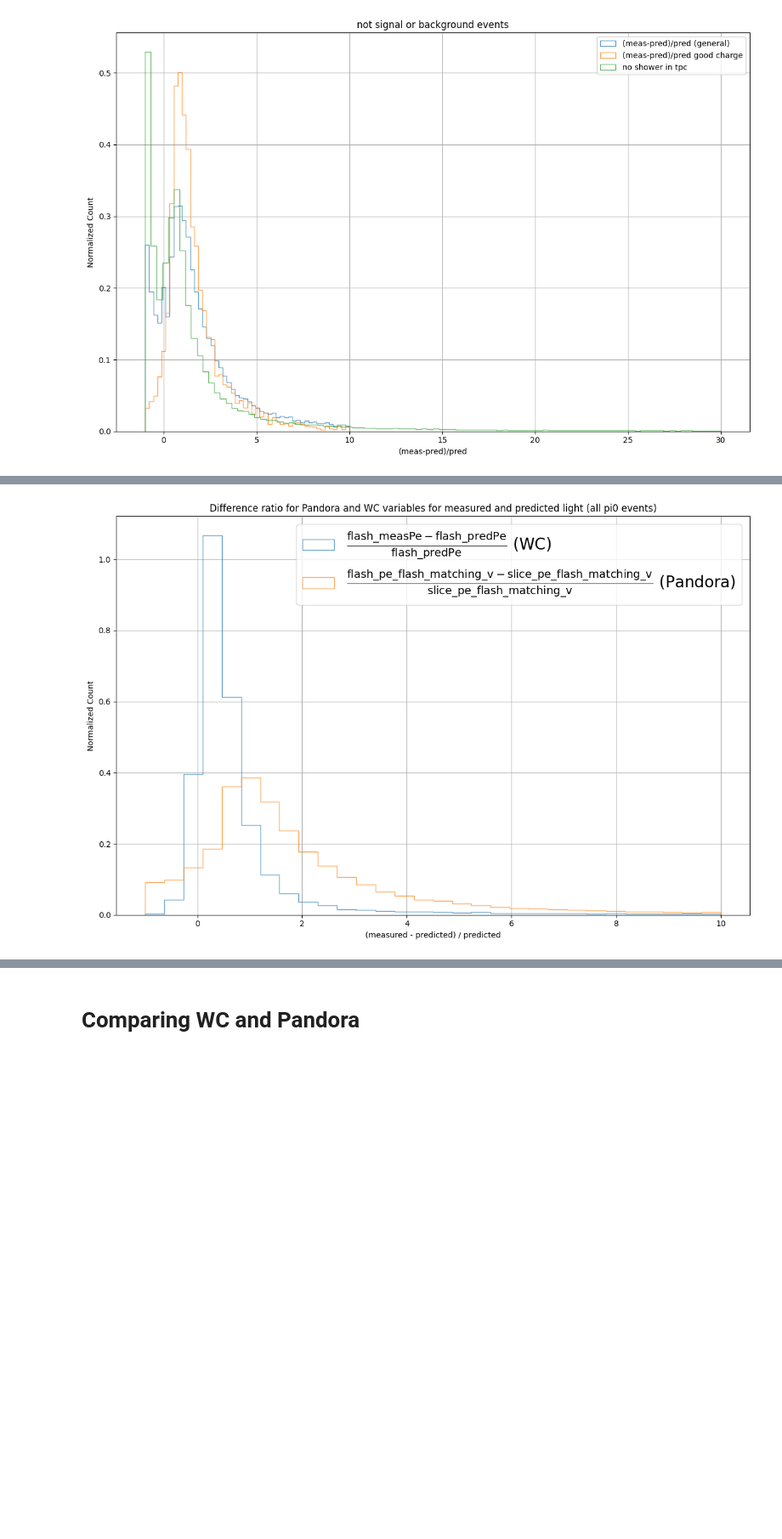
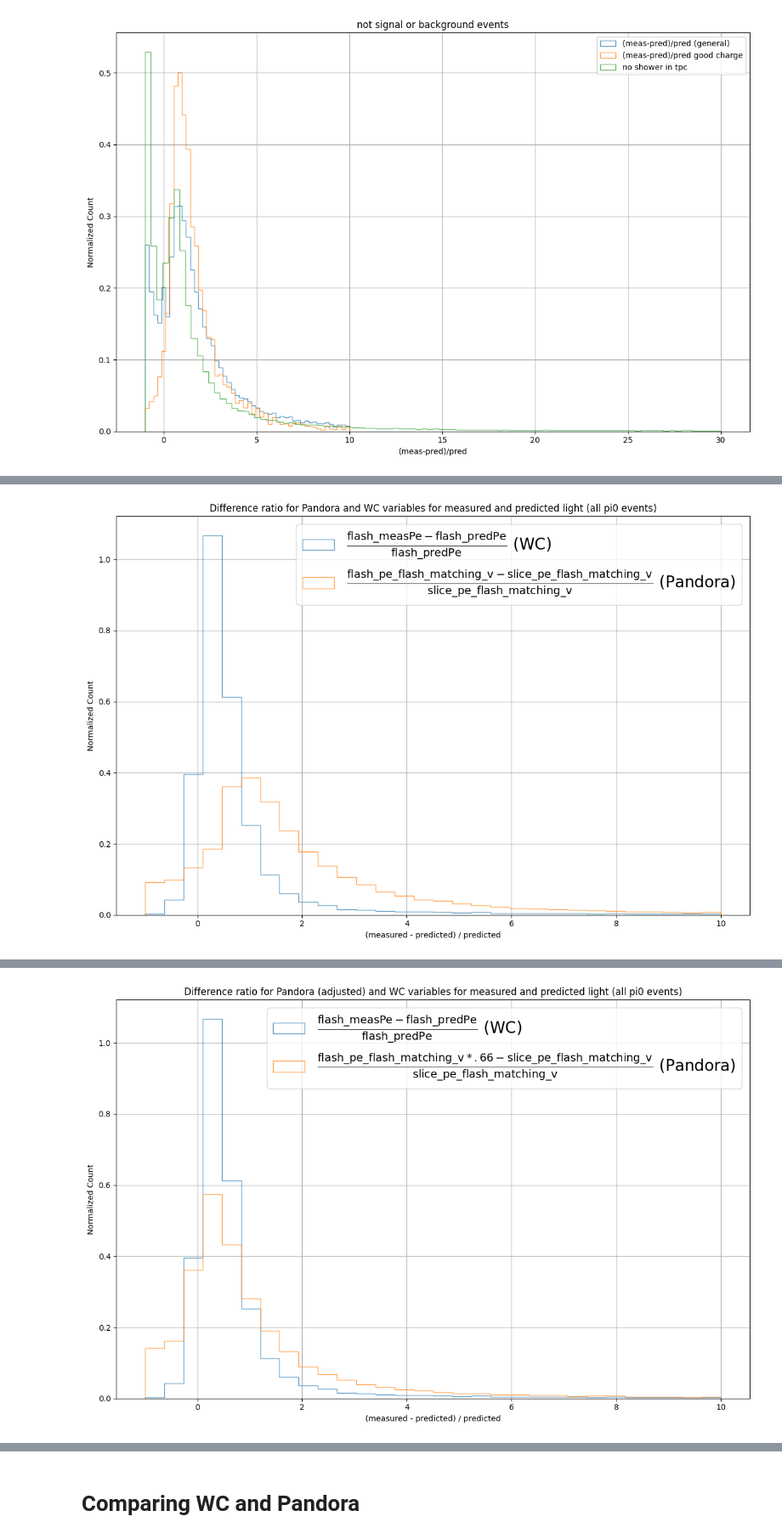
Before and after one commit to kpulido444/REU_uboone_photon_rejection, a Jupyter notebook: pmt_exploration_unified_files.ipynb, the cells around one changed output, grey strips where cells are left out. Shown at 85% size. Saved outputs shown, nothing was run; the diff lists cells and outputs as text; code cells hidden in the pictures; blank space fills up the shorter version.

```diff
--- a/pmt_exploration_unified_files.ipynb
+++ b/pmt_exploration_unified_files.ipynb
@@ -825,6 +825,7 @@ def do_meas_minus_pred(all_df):
     pred_total_wc = np.zeros(all_df.shape[0])
 
     measured_total_pandora = np.zeros(all_df.shape[0])
+    measured_pandora_adjusted = np.zeros(all_df.shape[0])
     pred_total_pandora = np.zeros(all_df.shape[0])
 
     pmtamp_total = np.zeros(all_df.shape[0])
@@ -834,6 +835,7 @@ def do_meas_minus_pred(all_df):
 
     threshold_total_pandora = np.zeros(all_df.shape[0])
     threshold_total_pred_pandora = np.zeros(all_df.shape[0])
+
 
     for event_i in range(all_df.shape[0]):
         measured_total_wc[event_i] = np.sum(meas_pmt_array[event_i])
@@ -846,6 +848,7 @@ def do_meas_minus_pred(all_df):
         pmtamp_total[event_i] = np.sum(pmt_amp[event_i])
 
         measured_total_pandora[event_i] = np.sum(meas_pmt[event_i])
+        measured_pandora_adjusted[event_i] = np.sum(meas_pmt[event_i]) * .66
         pred_total_pandora[event_i] = np.sum(pred_pmt[event_i])
 
         threshold_total_pandora[event_i] = np.sum(meas_pmt[event_i][meas_pmt[event_i] > 2.5])
@@ -859,6 +862,7 @@ def do_meas_minus_pred(all_df):
     all_df['pred_total_wc'] = pred_total_wc
 
     all_df['meas_total_pandora'] = measured_total_pandora
+    all_df['measured_pandora_adjusted'] = measured_pandora_adjusted
     all_df['pred_total_pandora'] = pred_total_pandora
 
     all_df['threshold_total_pandora'] = threshold_total_pandora
@@ -881,10 +885,14 @@ def do_meas_minus_pred(all_df):
     mask = pred_total_pandora != 0
     meas_minus_pred_arr_pandora[mask] = (measured_total_pandora[mask] - pred_total_pandora[mask]) / pred_total_pandora[mask]
 
+    meas_minus_pred_arr_pandora_adjusted = (measured_pandora_adjusted - pred_total_pandora) / pred_total_pandora
+
     #meas_over_pred_arr[mask] = measured_total[mask] / pred_total[mask]
 
     all_df['meas_minus_pred_wc'] = meas_minus_pred_arr_wc
     all_df['meas_minus_pred_pandora'] = meas_minus_pred_arr_pandora
+    all_df['meas_minus_pred_pandora_adjusted'] = meas_minus_pred_arr_pandora_adjusted
+
 
     #all_df['meas_over_pred'] = meas_over_pred_arr
 
@@ -1544,25 +1553,106 @@ plt.grid(True)
 plt.tight_layout()
 plt.show()
 
-
 plt.figure(figsize=(12, 8))
 
-plt.hist(cosmic_veto_df['meas_minus_pred_pandora'], bins=30, alpha=0.7, range=(-1, 10), label='FC_missedshw_pi0 wc', histtype='step', stacked=True, fill=False, density = True)
+#plt.hist(FC_missed_shw_df['meas_minus_pred_wc'], bins=30, alpha=0.7, range=(-1, 10), label='FC_missedshw_pi0 wc', histtype='step', stacked=True, fill=False, density = True)
 #plt.hist(no_missed_shw_pi0_df["meas_minus_pred_wc"], bins=30, range=(-1, 10), alpha=0.7, label='FC_no_missed_shw_pi0 wc', histtype='step', stacked=True, fill=False, density = True)
 
 #plt.hist(FC_missed_shw_df['meas_minus_pred_pandora'], bins=30, alpha=0.7, range=(-1, 10), label='FC_missedshw_pi0 pandora', histtype='step', stacked=True, fill=False, density = True)
 #plt.hist(no_missed_shw_pi0_df["meas_minus_pred_pandora"], bins=30, range=(-1, 10), alpha=0.7, label='FC_no_missed_shw_pi0 pandora', histtype='step', stacked=True, fill=False, density = True)
 
-plt.hist(pi0_df['meas_minus_pred_pandora'], bins=30, alpha=0.7, range=(-1, 10), label=r"$\frac{\mathrm{flash\_measPe} - \mathrm{flash\_predPe}}{\mathrm{flash\_predPe}}$ (WC)", histtype='step', stacked=True, fill=False, density = True)
-#plt.hist(pi0_df["meas_minus_pred_pandora"], bins=30, range=(-1, 10), alpha=0.7, label=r"$\frac{\mathrm{slice\_pe\_flash\_matching\_v} - \mathrm{flash\_pe\_flash\_matching\_v}}{\mathrm{flash\_pe\_flash\_matching\_v}}$ (Pandora)", histtype='step', stacked=True, fill=False, density = True)
+plt.hist(pi0_df['meas_minus_pred_wc'], bins=30, alpha=0.7, range=(-1, 10), label=r"$\frac{\mathrm{flash\_measPe} - \mathrm{flash\_predPe}}{\mathrm{flash\_predPe}}$ (WC)", histtype='step', stacked=True, fill=False, density = True)
+plt.hist(pi0_df['meas_minus_pred_pandora_adjusted'], bins=30, range=(-1, 10), alpha=0.7, label=r"$\frac{\mathrm{flash\_pe\_flash\_matching\_v * .66} - \mathrm{slice\_pe\_flash\_matching\_v}}{\mathrm{slice\_pe\_flash\_matching\_v}}$ (Pandora)", histtype='step', stacked=True, fill=False, density = True)
 
 plt.xlabel('(measured - predicted) / predicted')
 plt.ylabel('Normalized Count')
-plt.title('Difference ratio for Pandora and WC variables for measured and predicted light (all pi0 events)')  # generally signal should be higher
+plt.title('Difference ratio for Pandora (adjusted) and WC variables for measured and predicted light (all pi0 events)')  # generally signal should be higher
 plt.legend(prop={'size': 20})
 plt.grid(True)
 plt.tight_layout()
 plt.show()
 
+
+def do_meas_minus_pred_1(all_df, factor):
+
+    meas_pmt_array = all_df['flash_measPe'].to_numpy()
+    pred_pmt_array = all_df["flash_predPe"].to_numpy()
+
+    pmt_amp = all_df['PMT_Amp'].to_numpy()
+    # old definition
+
+    meas_pmt = all_df['flash_pe_flash_matching_v'].to_numpy()
+    pred_pmt = all_df['slice_pe_flash_matching_v'].to_numpy()
+
+    measured_total_wc = np.zeros(all_df.shape[0])
+    pred_total_wc = np.zeros(all_df.shape[0])
+
+    measured_total_pandora = np.zeros(all_df.shape[0])
+    measured_pandora_adjusted = np.zeros(all_df.shape[0])
+    pred_total_pandora = np.zeros(all_df.shape[0])
+
+    pmtamp_total = np.zeros(all_df.shape[0])
+
+    threshold_total_wc = np.zeros(all_df.shape[0])
+    threshold_total_pred_wc = np.zeros(all_df.shape[0])
+
+    threshold_total_pandora = np.zeros(all_df.shape[0])
+    threshold_total_pred_pandora = np.zeros(all_df.shape[0])
+
+
+    for event_i in range(all_df.shape[0]):
+        measured_total_wc[event_i] = np.sum(meas_pmt_array[event_i])
+        pred_total_wc[event_i] = np.sum(pred_pmt_array[event_i])
+
+        # sum just values above 2.5
+        threshold_total_wc[event_i] = np.sum(meas_pmt_array[event_i][meas_pmt_array[event_i] > 2.5])
+        threshold_total_pred_wc[event_i] = np.sum(pred_pmt_array[event_i][pred_pmt_array[event_i] > 2.5])
+
+        pmtamp_total[event_i] = np.sum(pmt_amp[event_i])
+
+        measured_total_pandora[event_i] = np.sum(meas_pmt[event_i])
+        measured_pandora_adjusted[event_i] = np.sum(meas_pmt[event_i]) * factor
+        pred_total_pandora[event_i] = np.sum(pred_pmt[event_i])
+
+        threshold_total_pandora[event_i] = np.sum(meas_pmt[event_i][meas_pmt[event_i] > 2.5])
+        threshold_total_pred_pandora[event_i] = np.sum(pred_pmt[event_i][pred_pmt[event_i] > 2.5])
+
+    meas_minus_pred_arr_pandora_adjusted = (measured_pandora_adjusted - pred_total_pandora) / pred_total_pandora
+    all_df['meas_minus_pred_pandora_adjusted'] = meas_minus_pred_arr_pandora_adjusted
+
+
+    #all_df['meas_over_pred'] = meas_over_pred_arr
+
+    return all_df
+
+
+df1 = do_meas_minus_pred_1(pi0_df, 0.66)
+df2 = do_meas_minus_pred_1(pi0_df, 0.5)
+
+
+plt.figure(figsize=(12, 8))
+
+#plt.hist(FC_missed_shw_df['meas_minus_pred_wc'], bins=30, alpha=0.7, range=(-1, 10), label='FC_missedshw_pi0 wc', histtype='step', stacked=True, fill=False, density = True)
+#plt.hist(no_missed_shw_pi0_df["meas_minus_pred_wc"], bins=30, range=(-1, 10), alpha=0.7, label='FC_no_missed_shw_pi0 wc', histtype='step', stacked=True, fill=False, density = True)
+
+#plt.hist(FC_missed_shw_df['meas_minus_pred_pandora'], bins=30, alpha=0.7, range=(-1, 10), label='FC_missedshw_pi0 pandora', histtype='step', stacked=True, fill=False, density = True)
+#plt.hist(no_missed_shw_pi0_df["meas_minus_pred_pandora"], bins=30, range=(-1, 10), alpha=0.7, label='FC_no_missed_shw_pi0 pandora', histtype='step', stacked=True, fill=False, density = True)
+
+plt.hist(df2['meas_minus_pred_wc'], bins=30, alpha=0.7, range=(-1, 10), label=r"$\frac{\mathrm{flash\_measPe} - \mathrm{flash\_predPe}}{\mathrm{flash\_predPe}}$ (WC)", histtype='step', stacked=True, fill=False, density = True)
+plt.hist(df2['meas_minus_pred_pandora_adjusted'], bins=30, range=(-1, 10), alpha=0.7, label=r"$\frac{\mathrm{flash\_pe\_flash\_matching\_v * .5} - \mathrm{slice\_pe\_flash\_matching\_v}}{\mathrm{slice\_pe\_flash\_matching\_v}}$ (Pandora)", histtype='step', stacked=True, fill=False, density = True)
+
+plt.xlabel('(measured - predicted) / predicted')
+plt.ylabel('Normalized Count')
+plt.title('Difference ratio for Pandora (adjusted) and WC variables for measured and predicted light (all pi0 events)')  # generally signal should be higher
+plt.legend(prop={'size': 20})
+plt.grid(True)
+plt.tight_layout()
+plt.show()
+
+
+
+
+
+
 #If we ignore the wire cell variable, we have this confusion with the (measured  - predicted) / predicted light for pandora where it peaks around 1 (ie measured is roughly double predicted). It seemed curious to me that flash_pe_flash_matching was consistently double slice_pe_flash_matching when Lee’s previous studies with WC didn’t have this issue when looking at the analogous ratio. Does it make sense that WC and Pandora are so different for this metric?
 # %% [output]
@@ -1574,0 +1663 @@ NameError: name 'cosmic_veto_df' is not defined
+[figure, added]
```
Also changed, not shown: parts of 4 cells of this notebook, 4 other files.
